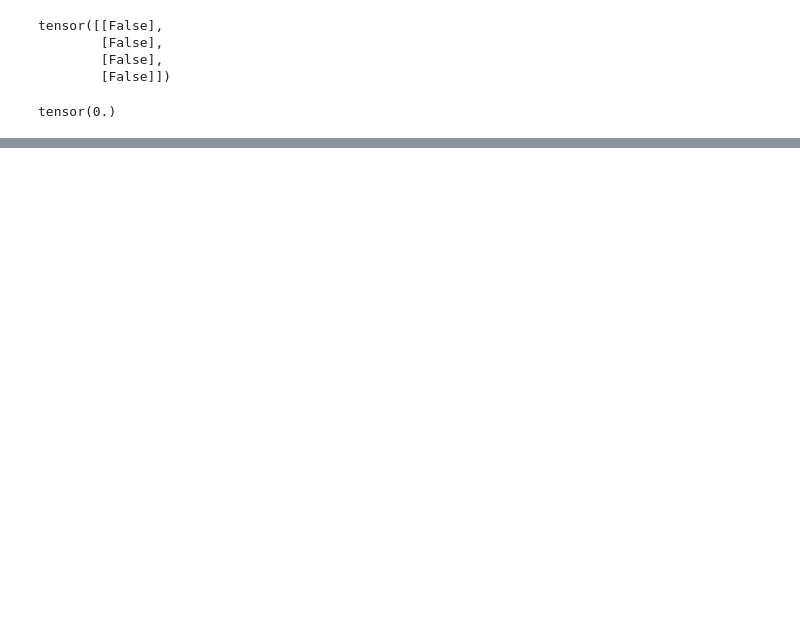
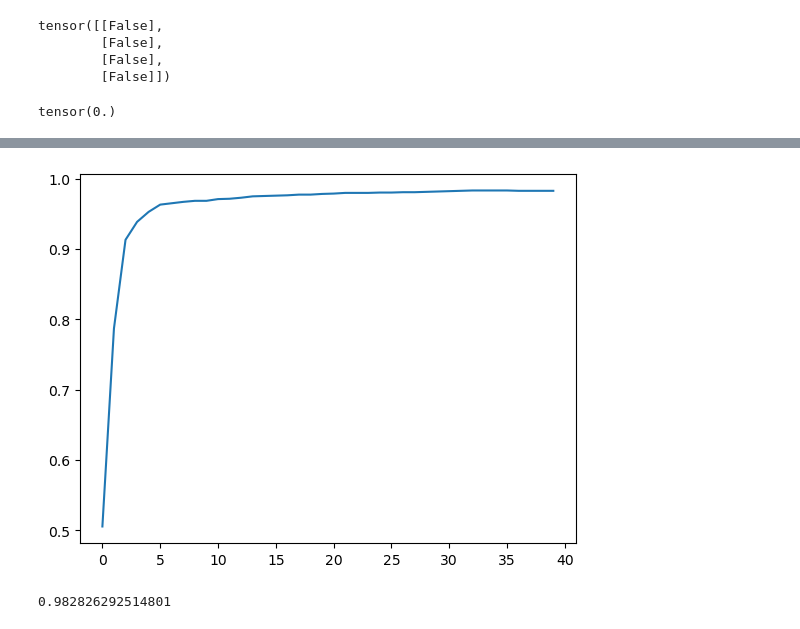
Before and after one commit to nikhilkr31/digit-classifier, a Jupyter notebook: digit-classifier.ipynb, the cells around one changed output, grey strips where cells are left out. Cells and saved outputs as stored; diff of their text form; code cells hidden in the pictures; blank space fills up the shorter version.

```diff
--- a/digit-classifier.ipynb
+++ b/digit-classifier.ipynb
@@ -415,8 +415,8 @@ corrects.float().mean().item()
 # %%
 #MNIST Loss function
 
-# def mnist_loss(predictions, targets):
-#     return torch.where(targets==1, 1 - predictions, predictions).mean()
+def mnist_loss(predictions, targets):
+    return torch.where(targets==1, 1 - predictions, predictions).mean()
 # %%
 #example
 
@@ -559,0 +617,7 @@ for i in range(20):
+# %%
+#Using Learner.fit provided by Fast.ai
+
+dls = DataLoaders(dl, valid_dl)
+
+learn = Learner(dls, nn.Linear(28*28,1), opt_func=SGD,
+                loss_func=mnist_loss, metrics=batch_accuracy)
@@ -559,0 +640,18 @@ for i in range(20):
+# %%
+#Using ReLU
+import torch
+import torch.nn as nn
+
+simple_net = torch.nn.Sequential(
+    nn.Linear(28*28,30),
+    nn.ReLU(),
+    nn.Linear(30,1)
+)
+
+#"Learner" - Helper function by fastai
+
+learn = Learner(dls, simple_net, opt_func=SGD,
+                loss_func=mnist_loss,
+                metrics=batch_accuracy)
+
+learn.fit(40, 0.1)
@@ -559,0 +676,10 @@ for i in range(20):
+# %%
+plt.plot(L(learn.recorder.values).itemgot(2));
+# %% [output]
+[figure, added]
+# %%
+#Final accuracy
+
+learn.recorder.values[-1][2]
+# %% [output]
+0.982826292514801
```
Also changed, not shown: parts of 30 cells of this notebook.
